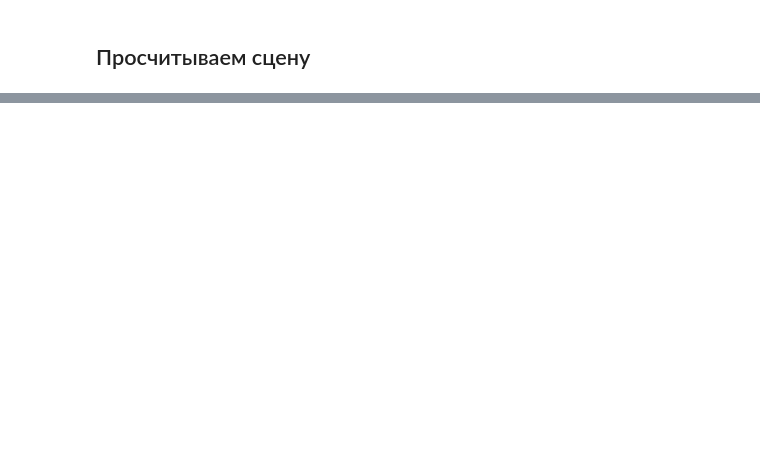
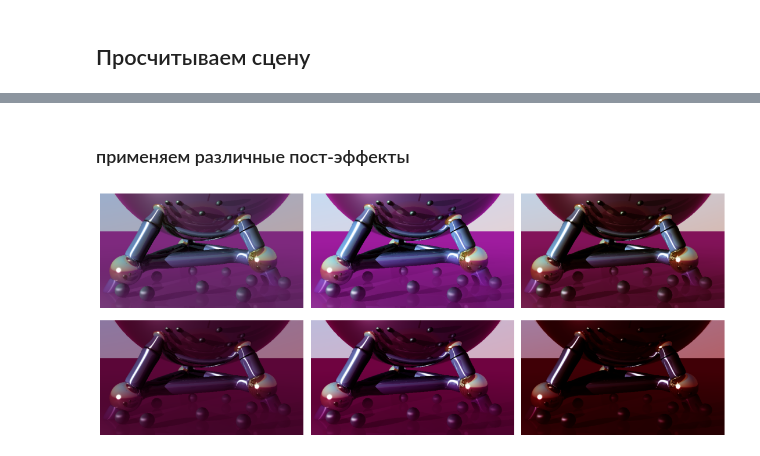
Before and after one commit to zolotarevd/Ray-tracing, a Jupyter notebook: RayTracing.ipynb, the cells around one changed output, grey strips where cells are left out. Saved outputs shown, nothing was run; the diff lists cells and outputs as text; code cells hidden in the pictures; blank space fills up the shorter version.

```diff
--- a/RayTracing.ipynb
+++ b/RayTracing.ipynb
@@ -676,0 +689,19 @@ Mounted at /content/drive
+# %% [markdown]
+### применяем различные пост-эффекты
+# %%
+import matplotlib.gridspec as gridspec
+
+fig2 = plt.figure(constrained_layout=True, figsize=(15,6))
+spec2 = gridspec.GridSpec(nrows=2, ncols=3, figure=fig2)
+f2_ax1 = fig2.add_subplot(spec2[0, 0])
+f2_ax2 = fig2.add_subplot(spec2[0, 1])
+f2_ax3 = fig2.add_subplot(spec2[0, 2])
+f2_ax4 = fig2.add_subplot(spec2[1, 0])
+f2_ax5 = fig2.add_subplot(spec2[1, 1])
+f2_ax6 = fig2.add_subplot(spec2[1, 2])
+f2_ax1.axis(False); f2_ax2.axis(False); f2_ax3.axis(False);
+f2_ax4.axis(False); f2_ax5.axis(False); f2_ax6.axis(False);
+f2_ax1.imshow(img_2); f2_ax2.imshow(saturation_effect(img_2)); f2_ax3.imshow(cacao_effect(img_2));
+f2_ax4.imshow(sunset_effect(img_2)); f2_ax5.imshow(custom_effect(img_2)); f2_ax6.imshow(cacao_effect(sunset_effect(img_2)));
+# %% [output]
+[figure, added]
```
Also changed, not shown: parts of 32 cells of this notebook.
